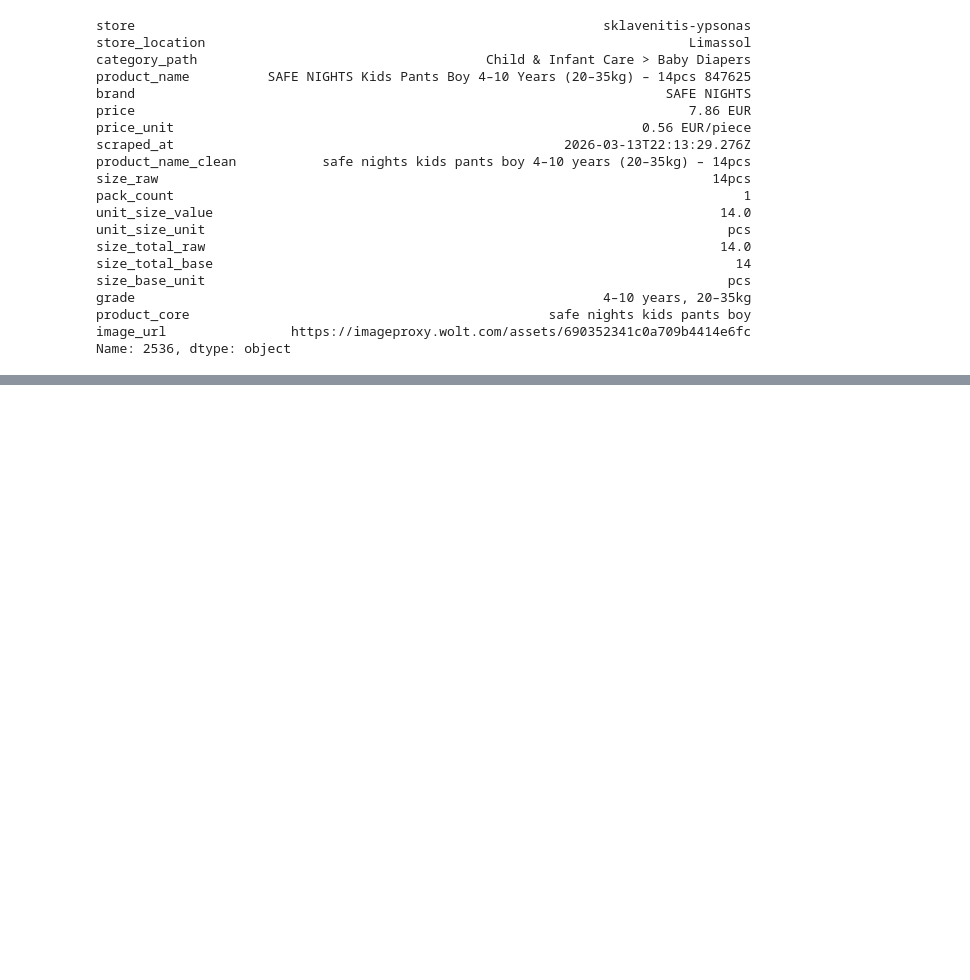
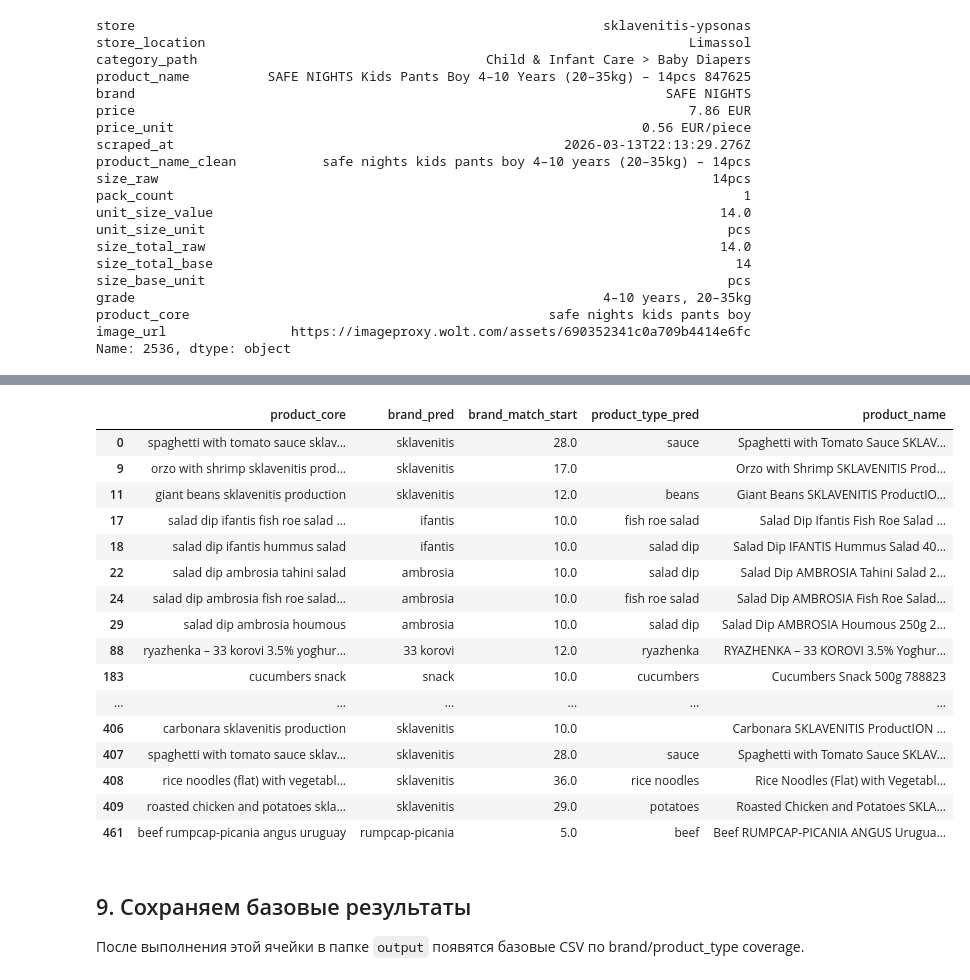
Before and after one commit to valeriyabrovchuk/grocery_price_analysis, a Jupyter notebook: groceries_comparison_limassol.ipynb, the cells around one changed output, grey strips where cells are left out. Saved outputs shown, nothing was run; the diff lists cells and outputs as text; code cells hidden in the pictures; blank space fills up the shorter version.

```diff
--- a/groceries_comparison_limassol.ipynb
+++ b/groceries_comparison_limassol.ipynb
@@ -1416,0 +1567,9 @@ Name: 2536, dtype: object
+# %%
+# Загружаем уже канонические файлы: reviewed после join к финальному processed и сам полный cleaned processed.
+reviewed = pd.read_csv(REVIEWED_PATH)
+processed = pd.read_csv(PROCESSED_PATH)
+
+print('reviewed rows:', len(reviewed))
+print('processed rows:', len(processed))
+
+reviewed[['product_core', 'brand', 'product_type', 'variant', 'attributes', 'grade', 'pieces']].head()
@@ -1416,0 +1999,27 @@ Name: 2536, dtype: object
+# %%
+processed.loc[
+    processed['brand_match_method'] == 'brand_vocab_not_first_word',
+    ['product_core', 'brand_pred', 'brand_match_start', 'product_type_pred', 'product_name']
+].head(30)
+# %% [output]
+|  | product_core | brand_pred | brand_match_start | product_type_pred | product_name |
+| 0 | spaghetti with tomato sauce sklav... | sklavenitis | 28.0 | sauce | Spaghetti with Tomato Sauce SKLAV... |
+| 9 | orzo with shrimp sklavenitis prod... | sklavenitis | 17.0 |  | Orzo with Shrimp SKLAVENITIS Prod... |
+| 11 | giant beans sklavenitis production | sklavenitis | 12.0 | beans | Giant Beans SKLAVENITIS ProductIO... |
+| 17 | salad dip ifantis fish roe salad ... | ifantis | 10.0 | fish roe salad | Salad Dip Ifantis Fish Roe Salad ... |
+| 18 | salad dip ifantis hummus salad | ifantis | 10.0 | salad dip | Salad Dip IFANTIS Hummus Salad 40... |
+| 22 | salad dip ambrosia tahini salad | ambrosia | 10.0 | salad dip | Salad Dip AMBROSIA Tahini Salad 2... |
+| 24 | salad dip ambrosia fish roe salad... | ambrosia | 10.0 | fish roe salad | Salad Dip AMBROSIA Fish Roe Salad... |
+| 29 | salad dip ambrosia houmous | ambrosia | 10.0 | salad dip | Salad Dip AMBROSIA Houmous 250g 2... |
+| 88 | ryazhenka – 33 korovi 3.5% yoghur... | 33 korovi | 12.0 | ryazhenka | RYAZHENKA – 33 KOROVI 3.5% Yoghur... |
+| 183 | cucumbers snack | snack | 10.0 | cucumbers | Cucumbers Snack 500g 788823 |
+| ... | ... | ... | ... | ... | ... |
+| 406 | carbonara sklavenitis production | sklavenitis | 10.0 |  | Carbonara SKLAVENITIS ProductION ... |
+| 407 | spaghetti with tomato sauce sklav... | sklavenitis | 28.0 | sauce | Spaghetti with Tomato Sauce SKLAV... |
+| 408 | rice noodles (flat) with vegetabl... | sklavenitis | 36.0 | rice noodles | Rice Noodles (Flat) with Vegetabl... |
+| 409 | roasted chicken and potatoes skla... | sklavenitis | 29.0 | potatoes | Roasted Chicken and Potatoes SKLA... |
+| 461 | beef rumpcap-picania angus uruguay | rumpcap-picania | 5.0 | beef | Beef RUMPCAP-PICANIA ANGUS Urugua... |
+# %% [markdown]
+## 9. Сохраняем базовые результаты
+
+После выполнения этой ячейки в папке `output` появятся базовые CSV по brand/product_type coverage.
```
Also changed, not shown: parts of 55 cells of this notebook, 51 other files.
